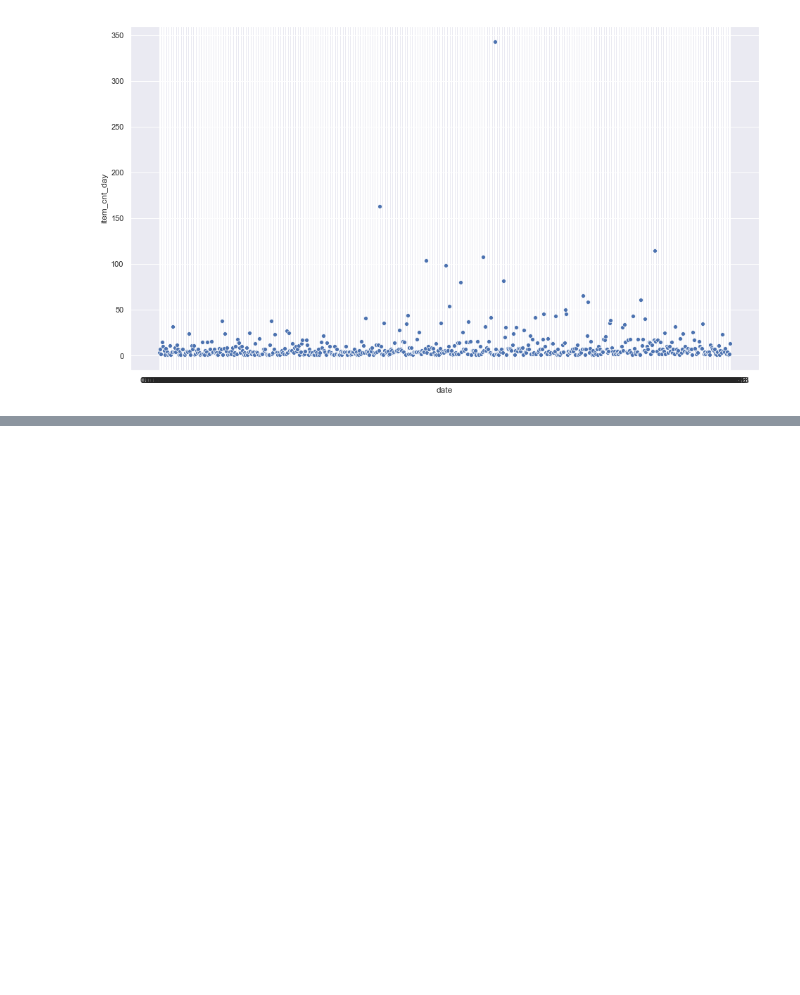
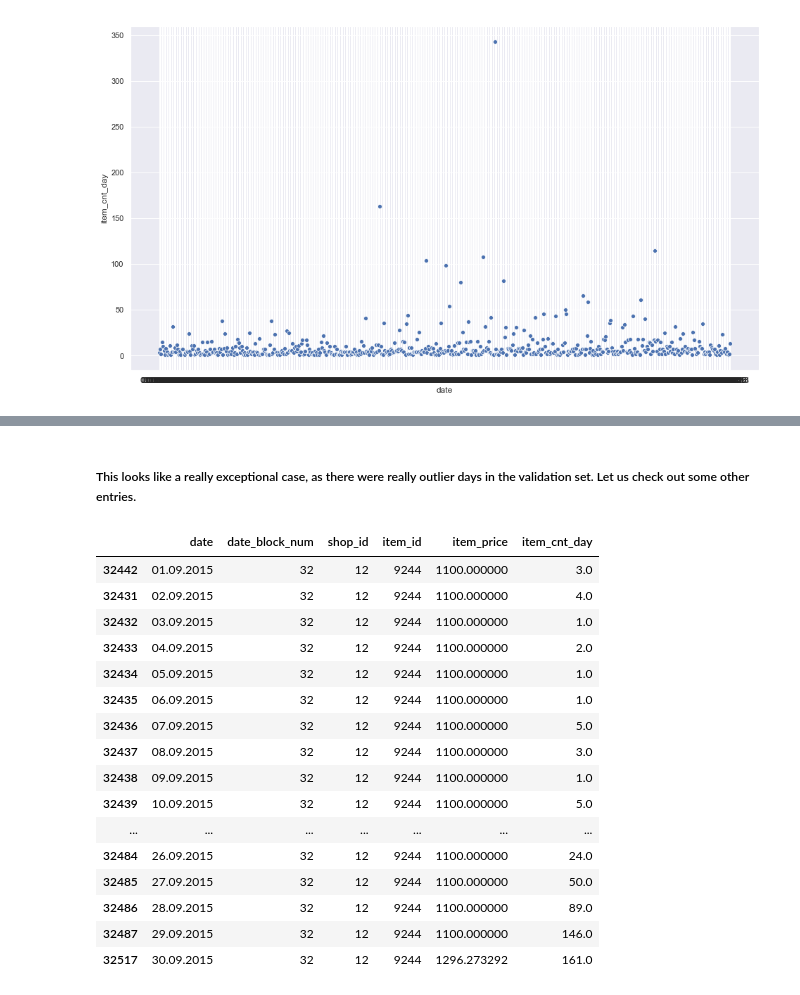
Before and after one commit to babinu-uthup-4JESUS-zz/Kaggle-Predict-Future-Sales, a Jupyter notebook: data_analysis_and_models/data_analysis_and_models.ipynb, the cells around one changed output, grey strips where cells are left out. Saved outputs shown, nothing was run; the diff lists cells and outputs as text; code cells hidden in the pictures; blank space fills up the shorter version.

```diff
--- a/data_analysis_and_models/data_analysis_and_models.ipynb
+++ b/data_analysis_and_models/data_analysis_and_models.ipynb
@@ -167,0 +349,22 @@ Since, we want to predict a monthly estimate in the end, let us start with the m
+# %% [markdown]
+##### This looks like a really exceptional case, as there were really outlier days in the validation set. Let us check out some other entries.
+# %%
+validation_data[(validation_data['shop_id'] == 12) & (validation_data['item_id'] == 9244)].sort_values(by=['date'])
+# %% [output]
+|  | date | date_block_num | shop_id | item_id | item_price | item_cnt_day |
+| 32442 | 01.09.2015 | 32 | 12 | 9244 | 1100.000000 | 3.0 |
+| 32431 | 02.09.2015 | 32 | 12 | 9244 | 1100.000000 | 4.0 |
+| 32432 | 03.09.2015 | 32 | 12 | 9244 | 1100.000000 | 1.0 |
+| 32433 | 04.09.2015 | 32 | 12 | 9244 | 1100.000000 | 2.0 |
+| 32434 | 05.09.2015 | 32 | 12 | 9244 | 1100.000000 | 1.0 |
+| 32435 | 06.09.2015 | 32 | 12 | 9244 | 1100.000000 | 1.0 |
+| 32436 | 07.09.2015 | 32 | 12 | 9244 | 1100.000000 | 5.0 |
+| 32437 | 08.09.2015 | 32 | 12 | 9244 | 1100.000000 | 3.0 |
+| 32438 | 09.09.2015 | 32 | 12 | 9244 | 1100.000000 | 1.0 |
+| 32439 | 10.09.2015 | 32 | 12 | 9244 | 1100.000000 | 5.0 |
+| ... | ... | ... | ... | ... | ... | ... |
+| 32484 | 26.09.2015 | 32 | 12 | 9244 | 1100.000000 | 24.0 |
+| 32485 | 27.09.2015 | 32 | 12 | 9244 | 1100.000000 | 50.0 |
+| 32486 | 28.09.2015 | 32 | 12 | 9244 | 1100.000000 | 89.0 |
+| 32487 | 29.09.2015 | 32 | 12 | 9244 | 1100.000000 | 146.0 |
+| 32517 | 30.09.2015 | 32 | 12 | 9244 | 1296.273292 | 161.0 |
```
Also changed, not shown: parts of 44 cells of this notebook.
